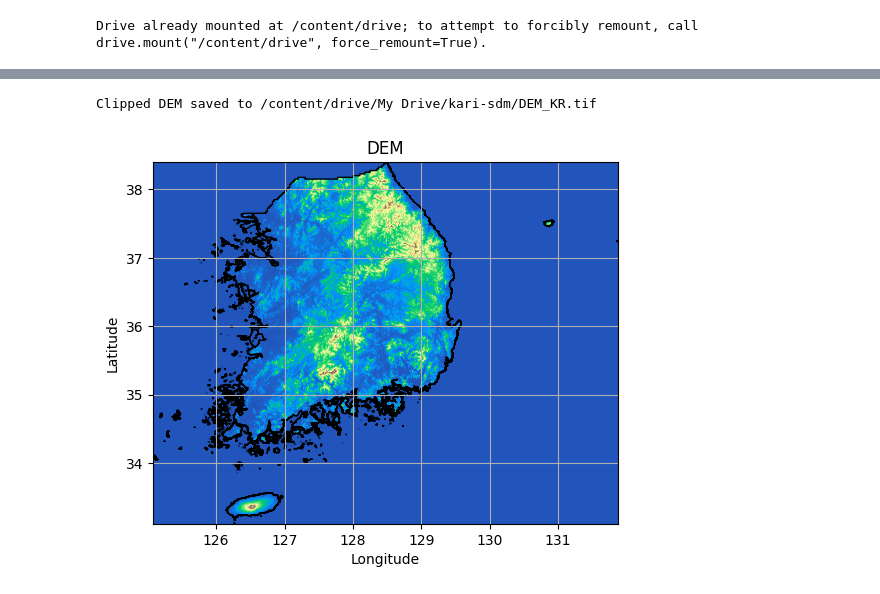
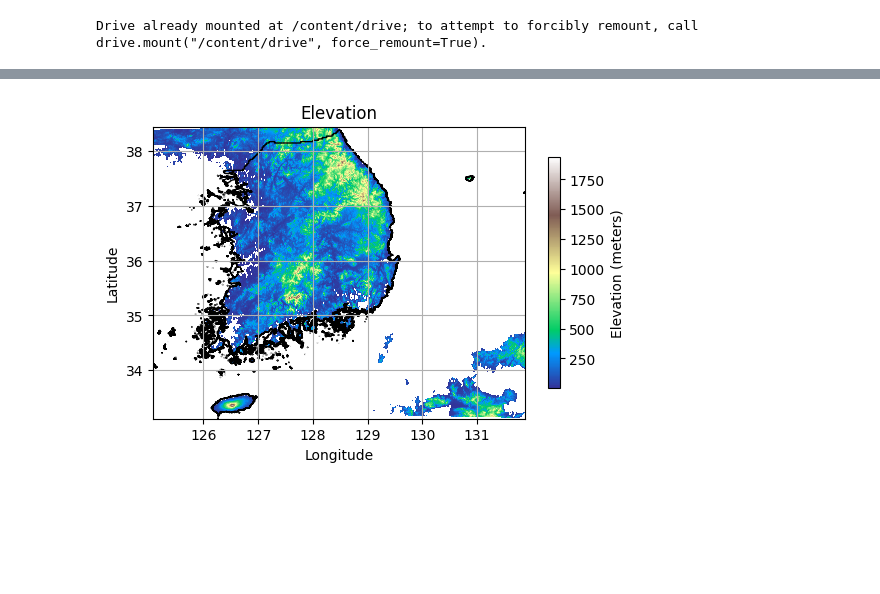
Before and after one commit to osgeokr/kari-sdm, a Jupyter notebook: 003_environmental_variables.ipynb, the cells around one changed output, grey strips where cells are left out. Drawn from its saved outputs; the diff is of its cells as text; code cells hidden in the pictures; blank space fills up the shorter version.

```diff
--- a/003_environmental_variables.ipynb
+++ b/003_environmental_variables.ipynb
@@ -140,73 +123,56 @@ Successfully installed affine-2.4.0 rasterio-1.3.10 snuggs-1.4.7
-# %%
-# 경로 설정
-folder_path = '/content/drive/My Drive/kari-sdm'  # kari-sdm 폴더의 경로
-dem_path = os.path.join(folder_path, 'DEM.tif')
-gpkg_path = os.path.join(folder_path, 'KR.gpkg')
-output_path = os.path.join(folder_path, 'DEM_KR.tif')
-
-# 폴리곤 파일 읽기
-gdf = gpd.read_file(gpkg_path)
-geoms = gdf.geometry.values  # 폴리곤의 geometry 가져오기
-
-# DEM 파일 읽기
-with rasterio.open(dem_path) as src:
-    out_image, out_transform = mask(src, geoms, crop=True)
-    out_meta = src.meta.copy()
-
-# 업데이트할 메타데이터 설정
-out_meta.update({"driver": "GTiff",
-                 "height": out_image.shape[1],
-                 "width": out_image.shape[2],
-                 "transform": out_transform})
-
-# 결과를 GeoTIFF로 저장
-with rasterio.open(output_path, "w", **out_meta) as dest:
-    dest.write(out_image)
-
-print(f"Clipped DEM saved to {output_path}")
-# %% [output]
-Clipped DEM saved to /content/drive/My Drive/kari-sdm/DEM_KR.tif
 # %%
+import os
+import geopandas as gpd
+import rasterio
+import numpy as np
+import matplotlib.pyplot as plt
+
 # 경로 설정
-folder_path = "/content/drive/My Drive/kari-sdm"  # kari-sdm 폴더의 경로
-dem_path = os.path.join(folder_path, "DEM_KR.tif")
+folder_path = "/content/drive/My Drive/kari-sdm"
+dem_path = os.path.join(folder_path, "DEM.tif")
 kr_path = os.path.join(folder_path, "KR.gpkg")
 
 # 대한민국 경계 읽기
 kr = gpd.read_file(kr_path)
 
 # DEM 데이터 읽기
 with rasterio.open(dem_path) as src:
     dem_data = src.read(1)  # 첫 번째 밴드 읽기
     dem_extent = src.bounds  # DEM의 범위 가져오기
     dem_transform = src.transform  # 변환 정보 가져오기
     dem_meta = src.meta.copy()  # 메타데이터 복사
 
+# 픽셀 값이 0인 부분을 마스킹
+dem_data_masked = np.ma.masked_equal(dem_data, 0)
+
 # 플롯 설정
 fig, ax = plt.subplots(figsize=(6, 6))
 
-# DEM 데이터 플롯
-show(
-    dem_data,
-    transform=dem_transform,
-    ax=ax,
+# DEM 데이터 플롯 (마스킹 적용)
+dem_img = ax.imshow(
+    dem_data_masked,
     cmap="terrain",
     extent=[dem_extent.left, dem_extent.right, dem_extent.bottom, dem_extent.top],
+    origin="upper"
 )
 
 # 대한민국 경계 플롯
 kr.plot(ax=ax, color="none", edgecolor="black")
 
-# 범례, 제목, 축 레이블, 그리드 설정
-plt.title("DEM")
+# 컬러바(범례) 추가
+cbar = fig.colorbar(dem_img, ax=ax, orientation='vertical', shrink=0.5)
+cbar.set_label('Elevation (meters)')
+
+# 제목, 축 레이블, 그리드 설정
+plt.title("Elevation")
 plt.xlabel("Longitude")
 plt.ylabel("Latitude")
 plt.grid(True)
 
 # 좌표 비율 유지
 ax.set_aspect("equal", "box")
 
 # 플롯 표시
 plt.show()
 # %% [output]
-[figure, old version]
+[figure, new version]
```
Also changed, not shown: parts of 8 cells of this notebook.
